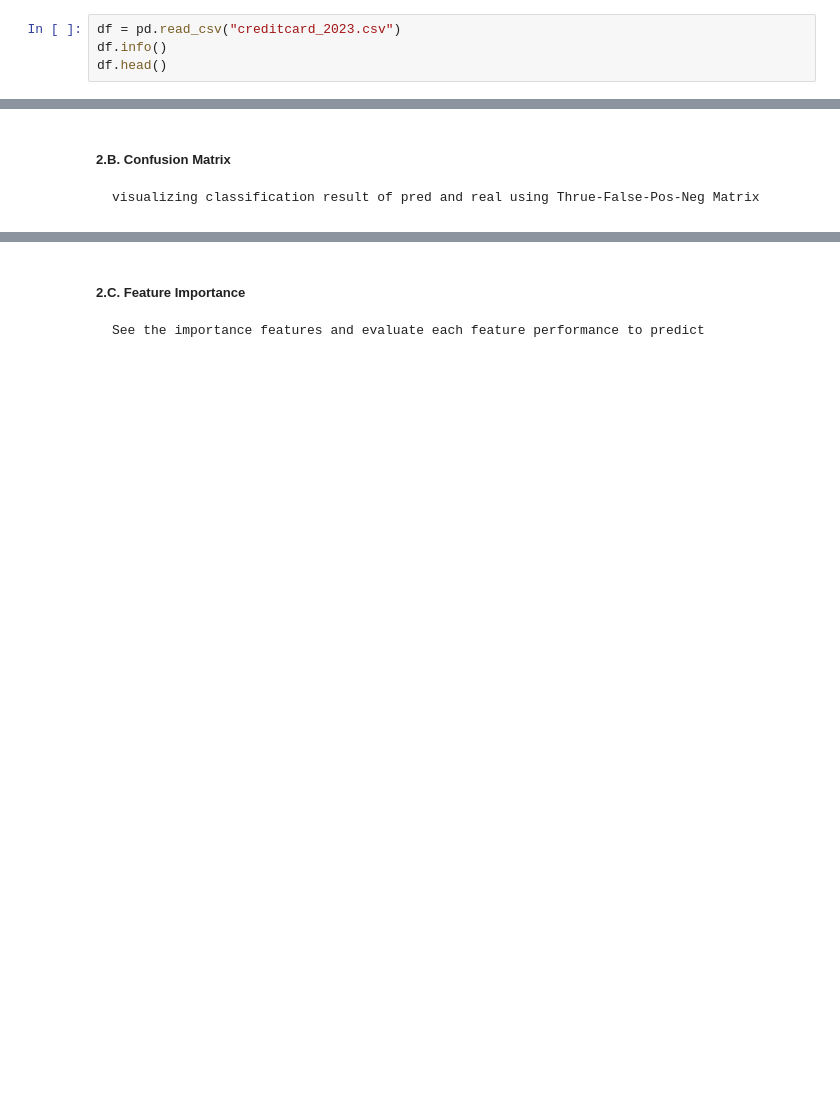
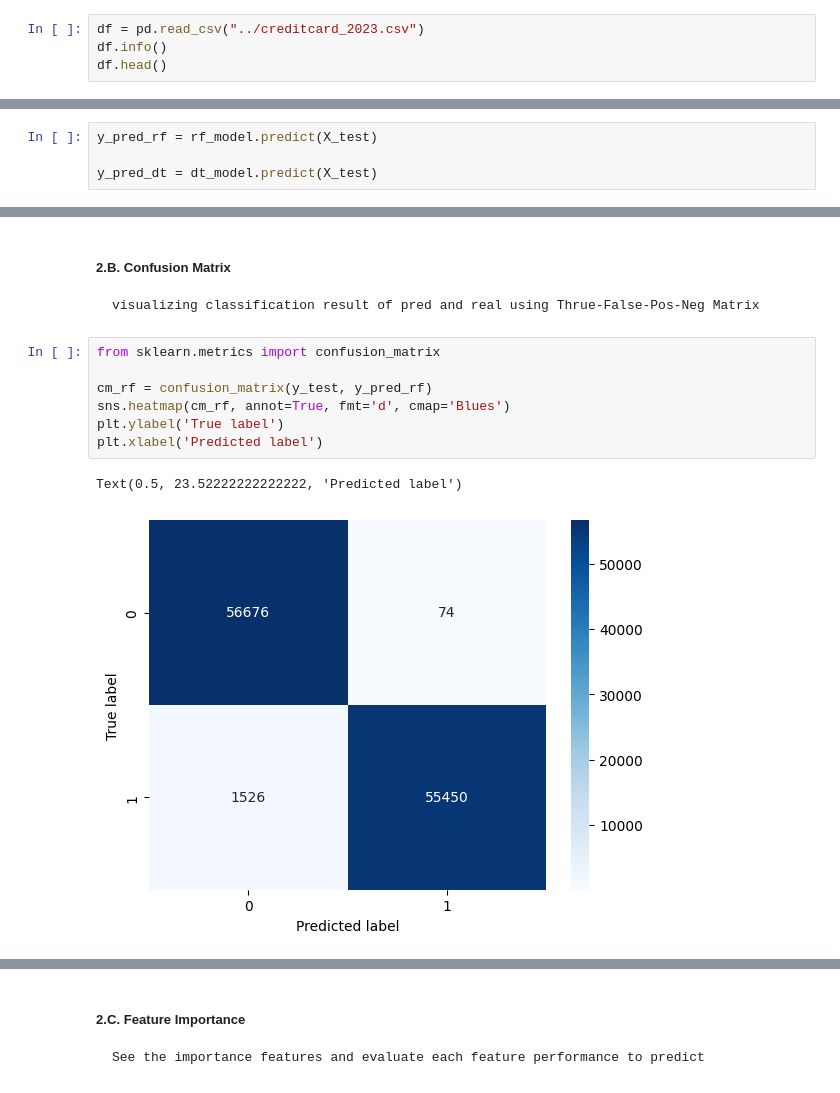
Before and after one commit to ridhoaryawann/ML-Project-8-Classification_EnsembleMethod-CreditCardFraudDetection, a Jupyter notebook: cc_fraud.ipynb, the cells around one changed output, grey strips where cells are left out. Saved outputs shown, nothing was run; the diff lists cells and outputs as text; blank space fills up the shorter version.

Commit message:
metrics evaluation added

```diff
--- a/cc_fraud.ipynb
+++ b/cc_fraud.ipynb
@@ -4,7 +6,7 @@ import numpy as np
 # %% [markdown]
 ### **DataFrame Audit**
 # %%
-df = pd.read_csv("creditcard_2023.csv")
+df = pd.read_csv("../creditcard_2023.csv")
 df.info()
 df.head()
 # %% [output]
@@ -231,6 +233,10 @@ Avg CV score for random forest : 0.9848135979171477 | [0.98470321 0.98644528 0.9
 # %% [markdown]
 #### 2-Evaluation with target
     Predict using model and evaluate base on the result
+# %%
+y_pred_rf = rf_model.predict(X_test)
+
+y_pred_dt = dt_model.predict(X_test)
 # %% [markdown]
 ##### 2.A. Classification Report
     shows almost all of the basic classification metrics (precision,recall,f1 score)
@@ -237,3 +268,13 @@ Avg CV score for random forest : 0.9848135979171477 | [0.98470321 0.98644528 0.9
 # %% [markdown]
 ##### 2.B. Confusion Matrix
     visualizing classification result of pred and real using Thrue-False-Pos-Neg Matrix
+# %%
+from sklearn.metrics import confusion_matrix
+
+cm_rf = confusion_matrix(y_test, y_pred_rf)
+sns.heatmap(cm_rf, annot=True, fmt='d', cmap='Blues')
+plt.ylabel('True label')
+plt.xlabel('Predicted label')
+# %% [output]
+Text(0.5, 23.52222222222222, 'Predicted label')
+[figure, added]
```
Also changed, not shown: parts of 7 cells of this notebook.
